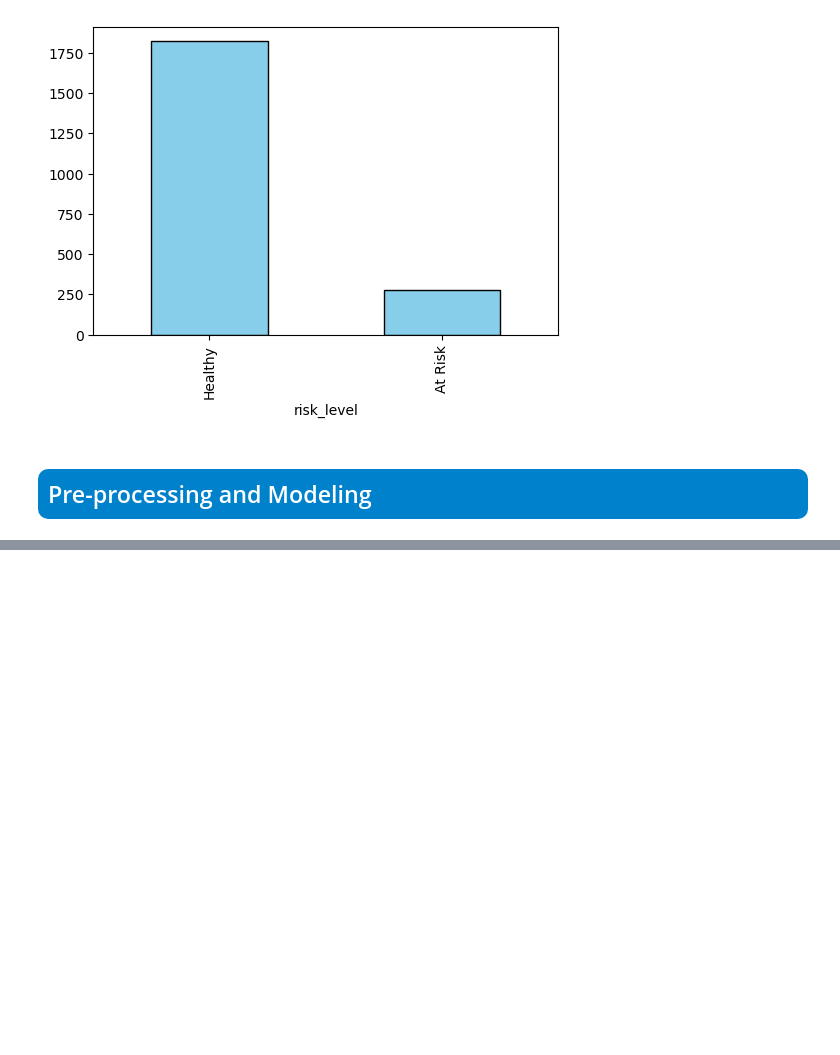
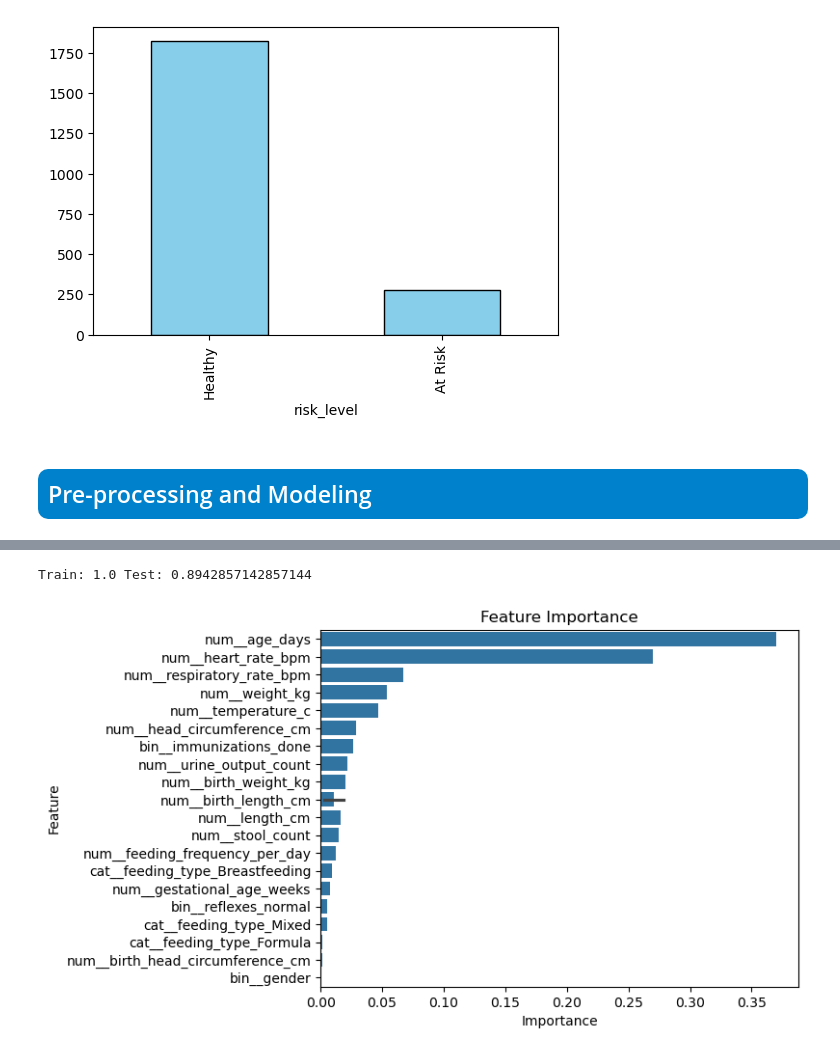
Before and after one commit to R-Vel/ML_Lab2, a Jupyter notebook: report.ipynb, the cells around one changed output, grey strips where cells are left out. Cells and saved outputs as stored; diff of their text form; code cells hidden in the pictures; blank space fills up the shorter version.

```diff
--- a/report.ipynb
+++ b/report.ipynb
@@ -655,0 +729,7 @@ print(results_df)
+# %%
+help = Pipeline([
+    ('preprocess', preprocessor),
+    ('clf', dt_model)
+])
+
+help.fit(X_train, y_train)
@@ -655,0 +805,50 @@ print(results_df)
+# %%
+# Drop top 1 or 2 features
+X_drop = X.drop(columns=["jaundice_level_mg_dl", "oxygen_saturation"])
+numerical_features = ['gestational_age_weeks', 'birth_weight_kg', 'birth_length_cm',
+                     'birth_length_cm', 'birth_head_circumference_cm', 'age_days', 'weight_kg', 'length_cm',
+                     'head_circumference_cm', 'temperature_c', 'heart_rate_bpm', 'respiratory_rate_bpm',
+                     'feeding_frequency_per_day','urine_output_count','stool_count']
+
+preprocessor = ColumnTransformer(
+    transformers=[
+        ('num', StandardScaler(), numerical_features),
+        ('cat', OneHotEncoder(), categorical_features),
+        ('bin', 'passthrough', binary_features)  # binary features are left untouched
+    ]
+)
+
+# Re-run cross-validation
+from sklearn.pipeline import Pipeline
+pipe = Pipeline([("preprocessor", preprocessor),
+                 ("clf", RandomForestClassifier(n_estimators=100, random_state=42, class_weight = 'balanced'))])
+
+scores = cross_validate(pipe, X_drop, y, cv=5, scoring="accuracy", return_train_score=True)
+print("Train:", scores['train_score'].mean(), "Test:", scores['test_score'].mean())
+# %% [output]
+Train: 1.0 Test: 0.8942857142857144
+# %%
+dt_model = DecisionTreeClassifier(random_state=42, class_weight = 'balanced')
+
+help = Pipeline([
+    ('preprocess', preprocessor),
+    ('clf', dt_model)
+])
+
+help.fit(X_train, y_train)
+
+FEATURE_NAMES_NEW = preprocessor.get_feature_names_out()
+feature_importances = dt_model.feature_importances_
+
+feature_importance_df = pd.DataFrame({
+    'Feature': FEATURE_NAMES_NEW,
+    'Importance': feature_importances
+})
+
+feature_importance_df = feature_importance_df.sort_values(by='Importance', ascending=False)
+
+sns.barplot(x='Importance', y='Feature', data=feature_importance_df)
+plt.title('Feature Importance')
+plt.show()
+# %% [output]
+[figure, added]
```
Also changed, not shown: parts of 10 cells of this notebook.
